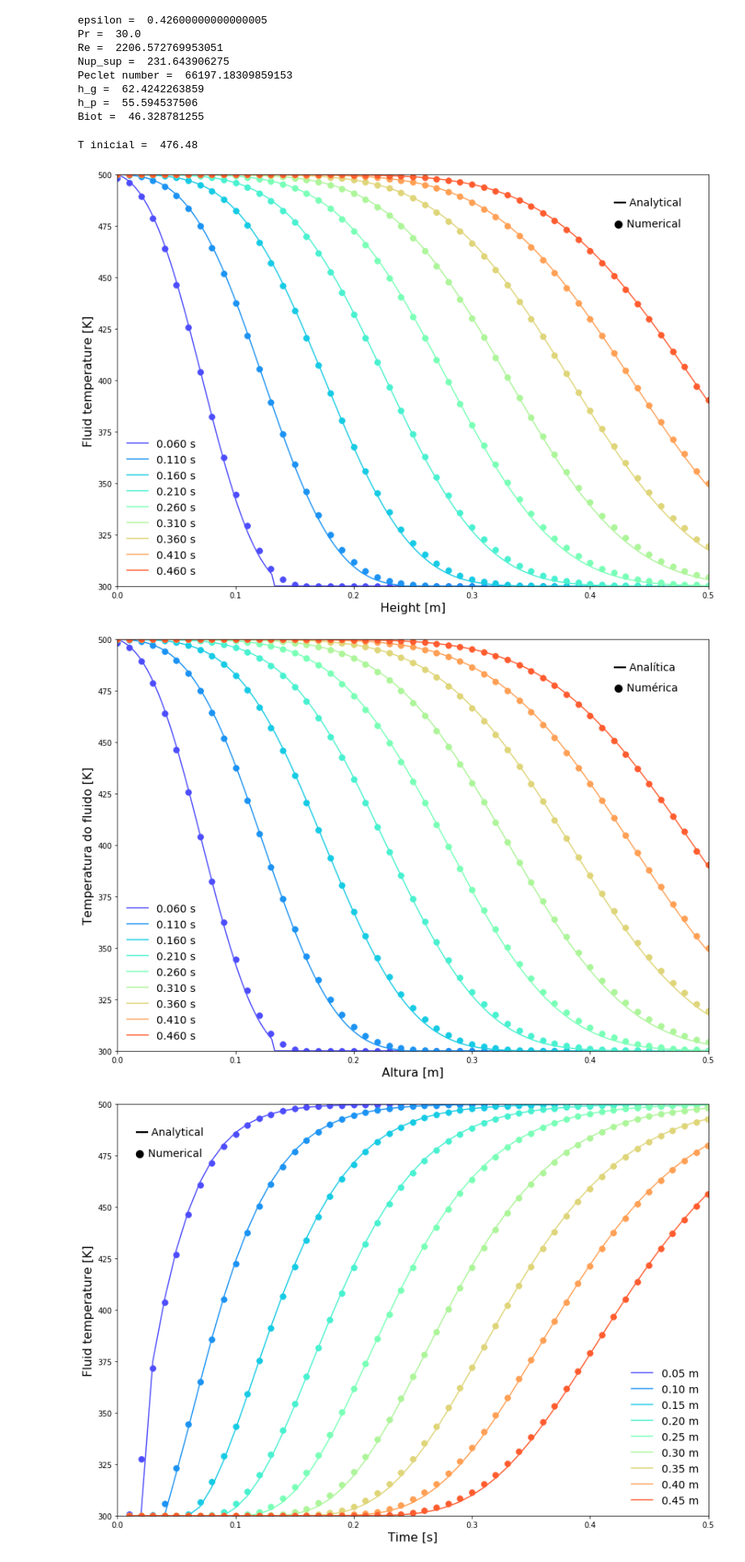
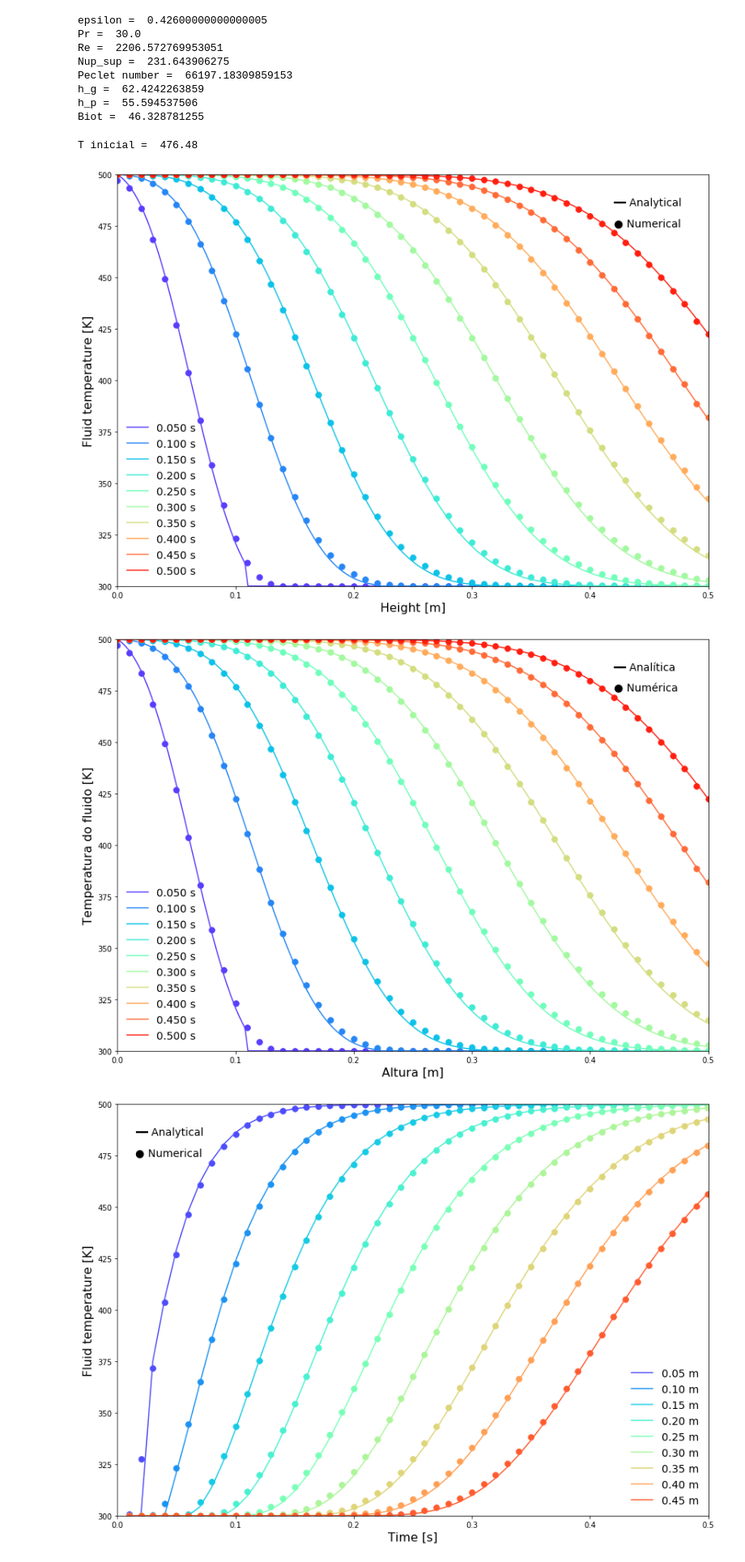
Before and after one commit to lucillalmeida/doutorado-validacoes, a Jupyter notebook: heat_fixed_bed/validation-convection-Schumann.ipynb, the cells around one changed output. Shown at 81% size. Drawn from its saved outputs; the diff is of its cells as text; code cells hidden in the pictures.

```diff
--- a/heat_fixed_bed/validation-convection-Schumann.ipynb
+++ b/heat_fixed_bed/validation-convection-Schumann.ipynb
@@ -153,9 +153,9 @@ num_y = None
 for step in range(number_timesteps):
     block = data[step * block_size : (step + 1) * block_size]
     num_time[step] = float(block[1].split(',')[1])
-    temperature[step] = numpy.loadtxt(block, dtype=numpy.float64, delimiter=',', skiprows=3, usecols=4)
+    temperature[step] = numpy.loadtxt(block, dtype=numpy.float64, delimiter=',', skiprows=3, usecols=[4])
     if step == 0:
-        num_y = numpy.loadtxt(block, dtype=numpy.float64, delimiter=',', skiprows=3, usecols=1)
+        num_y = numpy.loadtxt(block, dtype=numpy.float64, delimiter=',', skiprows=3, usecols=[1])
 
 print(temperature[0][0])
 
@@ -255,7 +255,7 @@ Biot =  46.328781255
 # Fluid temperature x height for each time
 
 print("T inicial = ", temperature[0][0])
-i = 5
+i = 4
 inc = 5
 
 cmap = plt.get_cmap('rainbow')
@@ -291,7 +291,7 @@ plt.annotate('● Numerical', xy=(0.420, 475), fontsize=14)
 plt.savefig('gasversusposition.png')
 plt.show()
 
-i = 5
+i = 4
 inc = 5
 
 cmap = plt.get_cmap('rainbow')
@@ -301,35 +301,35 @@ for time in num_time[i:50:inc]:
 #for time in numpy.linspace(0,0.4,20):
 
     zStar = (y * h_g / U)
 
     tStart = time*h_p - (y/U)*h_p
 
     TgStart = packedBedTrnsTemperatures(tStart,zStar )[0]
 
     Tg = TgStart*(T_gi-T_g0) + T_g0
 
     for index in numpy.where(tStart < 0.0):
         Tg[index] = T_g0
 
     plt.plot(y, Tg, color = cmap(i*5), label = "{0:.3f} s".format(time))
     plt.plot(num_y, temperature[i], marker = 'o', markersize = 7.5, linestyle = 'None', color = cmap(i*5))
     i = i + inc
 
 
 plt.ylim(300, 500)
 plt.xlim(0, 0.5)
 
 plt.legend(fontsize=14, loc='lower left', frameon=False)
 plt.ylabel('Temperatura do fluido [K]', fontsize=16)
 plt.xlabel('Altura [m]', fontsize=16)
 plt.annotate('━━ Analítica',xy=(0.420, 485), fontsize=14)
 plt.annotate('● Numérica', xy=(0.420, 475), fontsize=14)
 plt.savefig('gasversuspositionPortugues.png')
 plt.show()
 # %% [output]
 T inicial =  476.48
-[figure, old version]
+[figure, new version]
-[figure, old version]
+[figure, new version]
 # %%
 # Fluid temperature x time for each height
 
```
Also changed, not shown: parts of 2 cells of this notebook, 4 other files.
